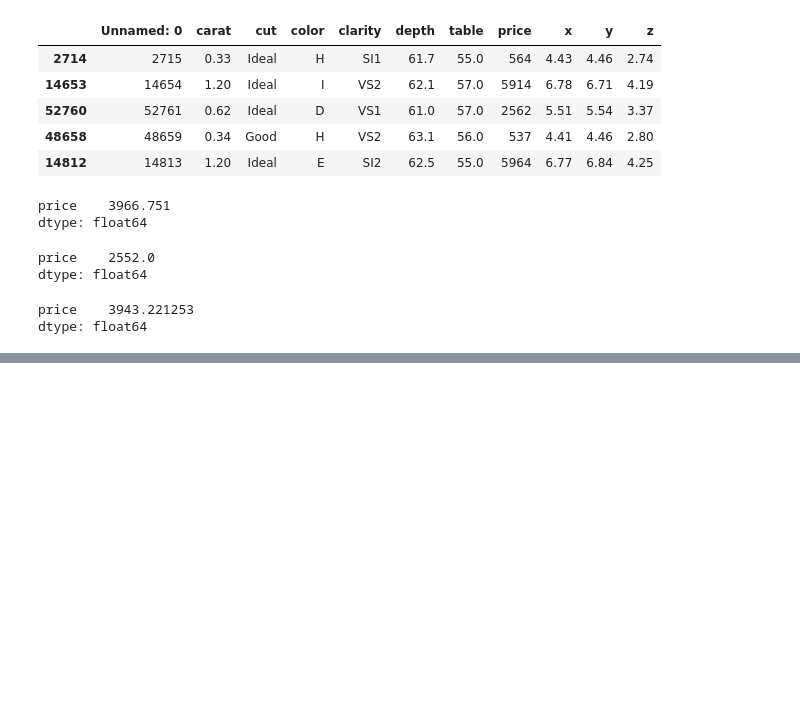
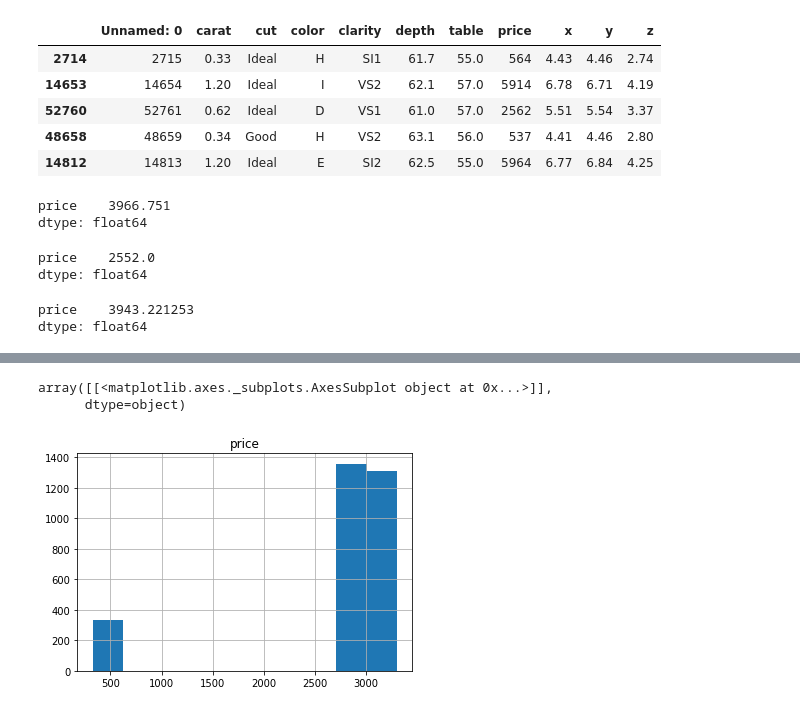
Before and after one commit to diogenesjusto/FIAP, a Jupyter notebook: SHIFT/202302/t36_Aula_2_Estatística_Descritiva.ipynb, the cells around one changed output, grey strips where cells are left out. Saved outputs shown, nothing was run; the diff lists cells and outputs as text; code cells hidden in the pictures; blank space fills up the shorter version.

```diff
--- a/SHIFT/202302/t36_Aula_2_Estatística_Descritiva.ipynb
+++ b/SHIFT/202302/t36_Aula_2_Estatística_Descritiva.ipynb
@@ -111,0 +119,6 @@ dtype: float64
+# %%
+a1[['price']].hist()
+# %% [output]
+array([[<matplotlib.axes._subplots.AxesSubplot object at 0x...>]],
+      dtype=object)
+[figure, added]
```
Also changed, not shown: parts of 10 cells of this notebook.
